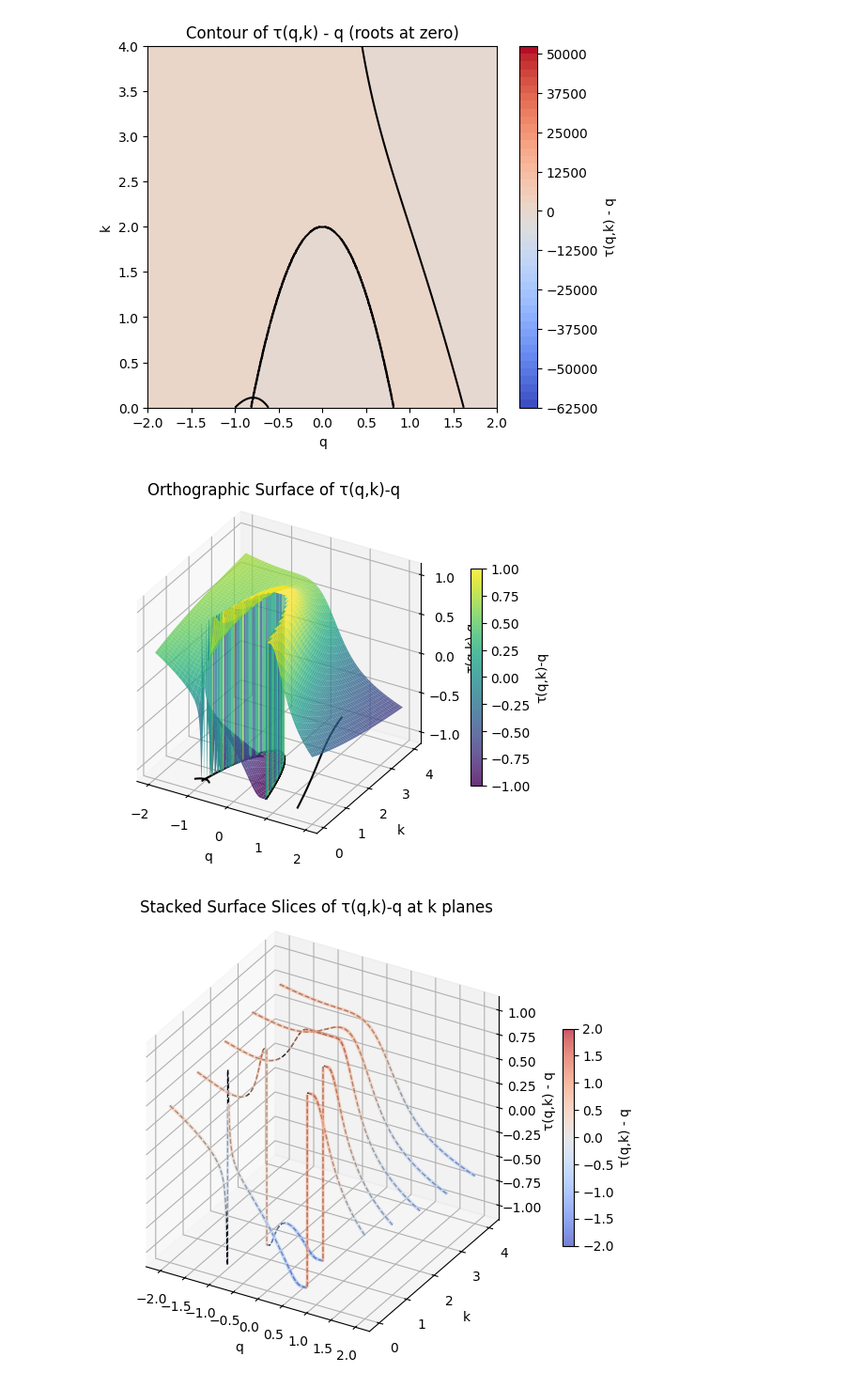
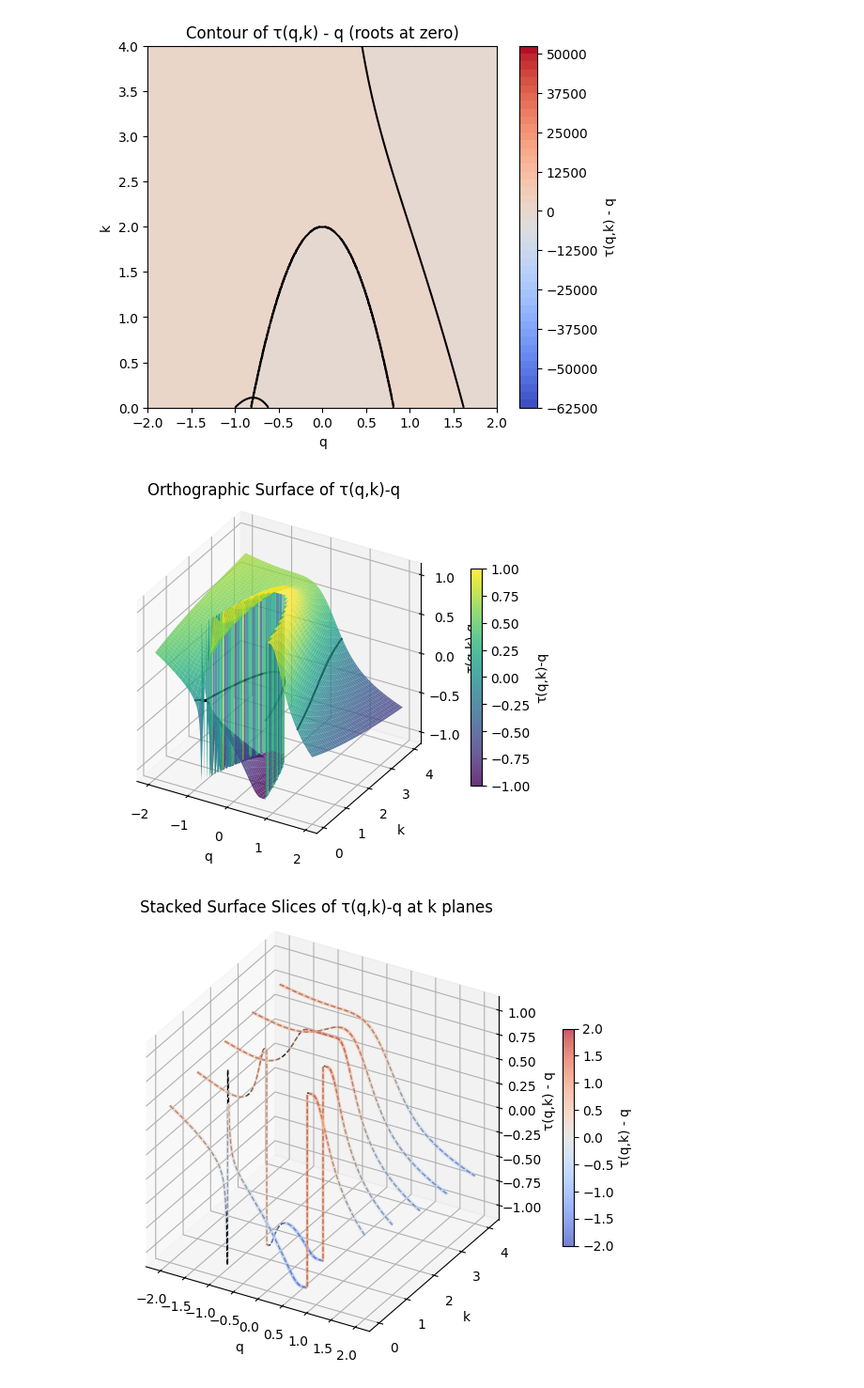
Before and after one commit to anthonyrisinger/riprompt, a Jupyter notebook: riprompt.ipynb, the cells around one changed output. Shown at 94% size. Cells and saved outputs as stored; diff of their text form; code cells hidden in the pictures.

Commit message:
Drop contour offset.

```diff
--- a/riprompt.ipynb
+++ b/riprompt.ipynb
@@ -87,23 +87,23 @@ plt.show()
 # %%
 q = np.linspace(-2, 2, 1001)
 k = np.linspace(0, 4, 1001)
 Q, K = np.meshgrid(q, k)
 F = τ(Q, K) - Q
 F = np.tanh(F)
 
 fig = plt.figure(figsize=(6,6))
 ax = fig.add_subplot(111, projection='3d', proj_type='ortho')
 surf = ax.plot_surface(Q, K, F, cmap='viridis', edgecolor='none', alpha=0.8, vmin=-1, vmax=1)
-ax.contour(Q, K, F, levels=[0], zdir='z', offset=-1, colors='black')
+ax.contour(Q, K, F, levels=[0], zdir='z', colors='black')
 ax.set_xlabel('q')
 ax.set_ylabel('k')
 ax.set_zlabel('τ(q,k)-q')
 ax.set_box_aspect((1,1,1))
 fig.colorbar(surf, shrink=0.5, label='τ(q,k)-q')
 plt.title('Orthographic Surface of τ(q,k)-q')
 plt.show()
 # %% [output]
-[figure, old version]
+[figure, new version]
 # %%
 q = np.linspace(-2, 2, 10001)
 k_values = np.linspace(0, 4, 5)
```
